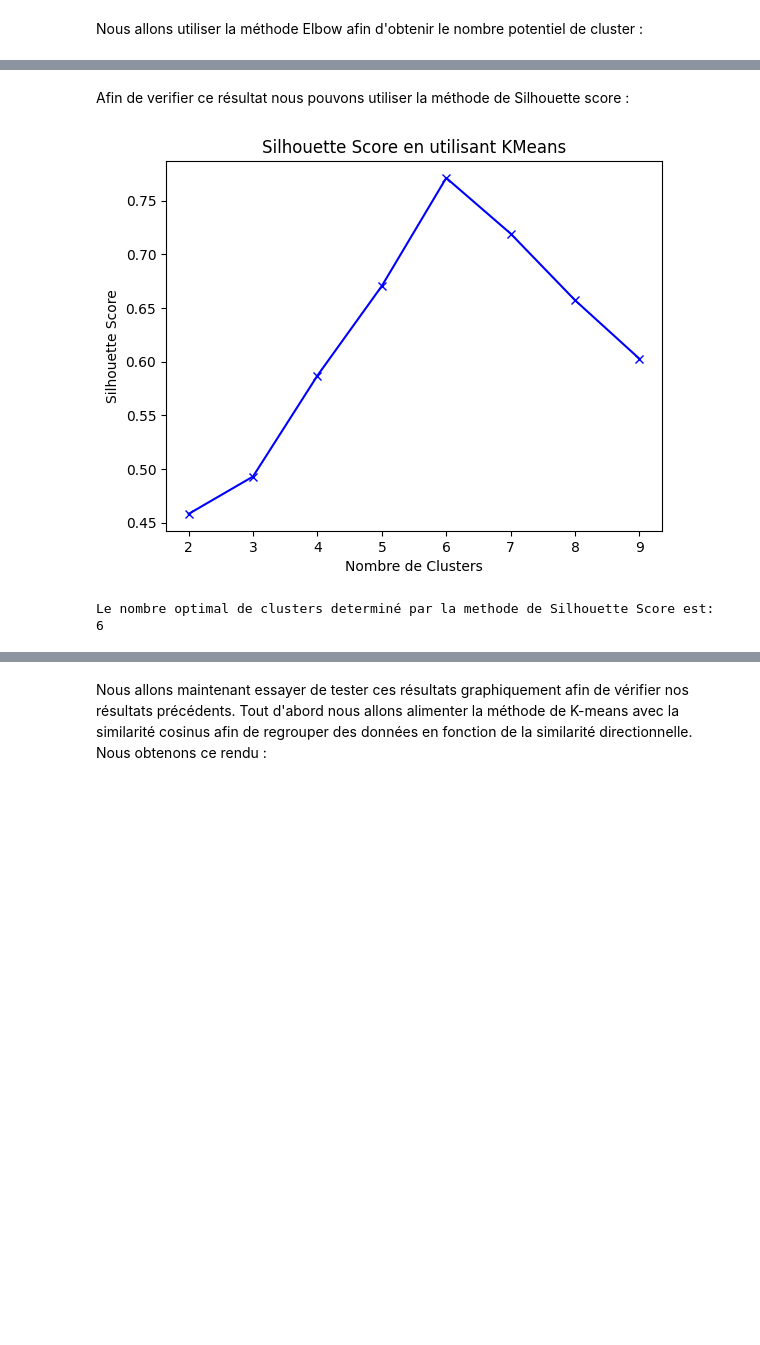
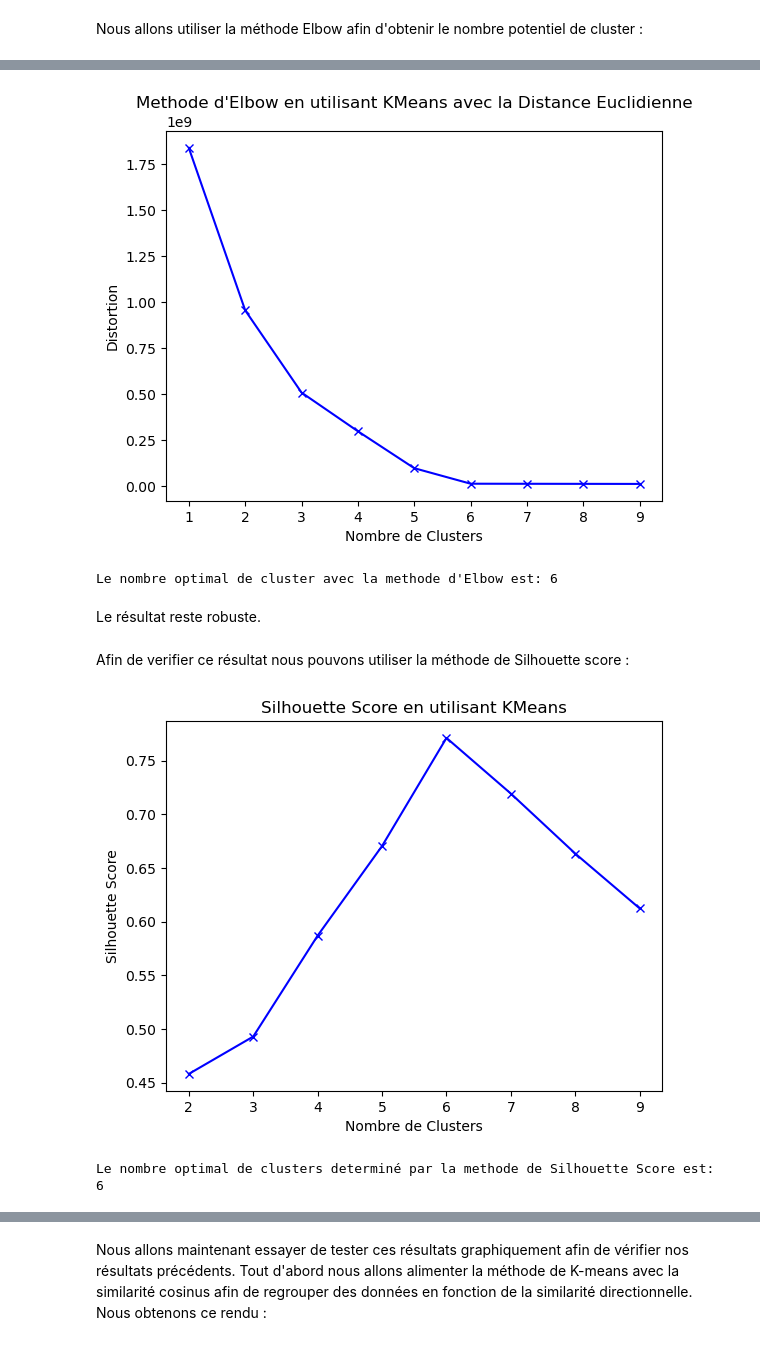
Before and after one commit to MTheboul/ML_Unsupervised_Learning_and_Agents, a Jupyter notebook: Exercise 3/exercise_3.ipynb, the cells around one changed output, grey strips where cells are left out. Saved outputs shown, nothing was run; the diff lists cells and outputs as text; code cells hidden in the pictures; blank space fills up the shorter version.

```diff
--- a/Exercise 3/exercise_3.ipynb
+++ b/Exercise 3/exercise_3.ipynb
@@ -36,3 +36,26 @@ Le nombre optimal de cluster avec la methode d'Elbow est: 8
+# %%
+distortions = []
+K = range(1, 10)
+for k in K:
+    kmeanModel = KMeans(n_clusters=k, init="k-means++", random_state=42)
+    kmeanModel.fit(data)
+    distortions.append(kmeanModel.inertia_)
+
+plt.plot(K, distortions, 'bx-')
+plt.xlabel('Nombre de Clusters')
+plt.ylabel('Distortion')
+plt.title("Methode d'Elbow en utilisant KMeans avec la Distance Euclidienne")
+plt.show()
+
+slope = np.diff(distortions)
+
+elbow_point = np.argmax(slope) - 1
+print("Le nombre optimal de cluster avec la methode d'Elbow est:", elbow_point)
+# %% [output]
+[figure, added]
+Le nombre optimal de cluster avec la methode d'Elbow est: 6
+# %% [markdown]
+Le résultat reste robuste.
 # %% [markdown]
 Afin de verifier ce résultat nous pouvons utiliser la méthode de Silhouette score :
 # %%
@@ -58,5 +81,5 @@ plt.show()
 optimal_num_clusters = K[np.argmax(silhouette_scores)]
 print('Le nombre optimal de clusters determiné par la methode de Silhouette Score est:', optimal_num_clusters)
 # %% [output]
-[figure, old version]
+[figure, new version]
 Le nombre optimal de clusters determiné par la methode de Silhouette Score est: 6
```
Also changed, not shown: parts of 4 cells of this notebook.
